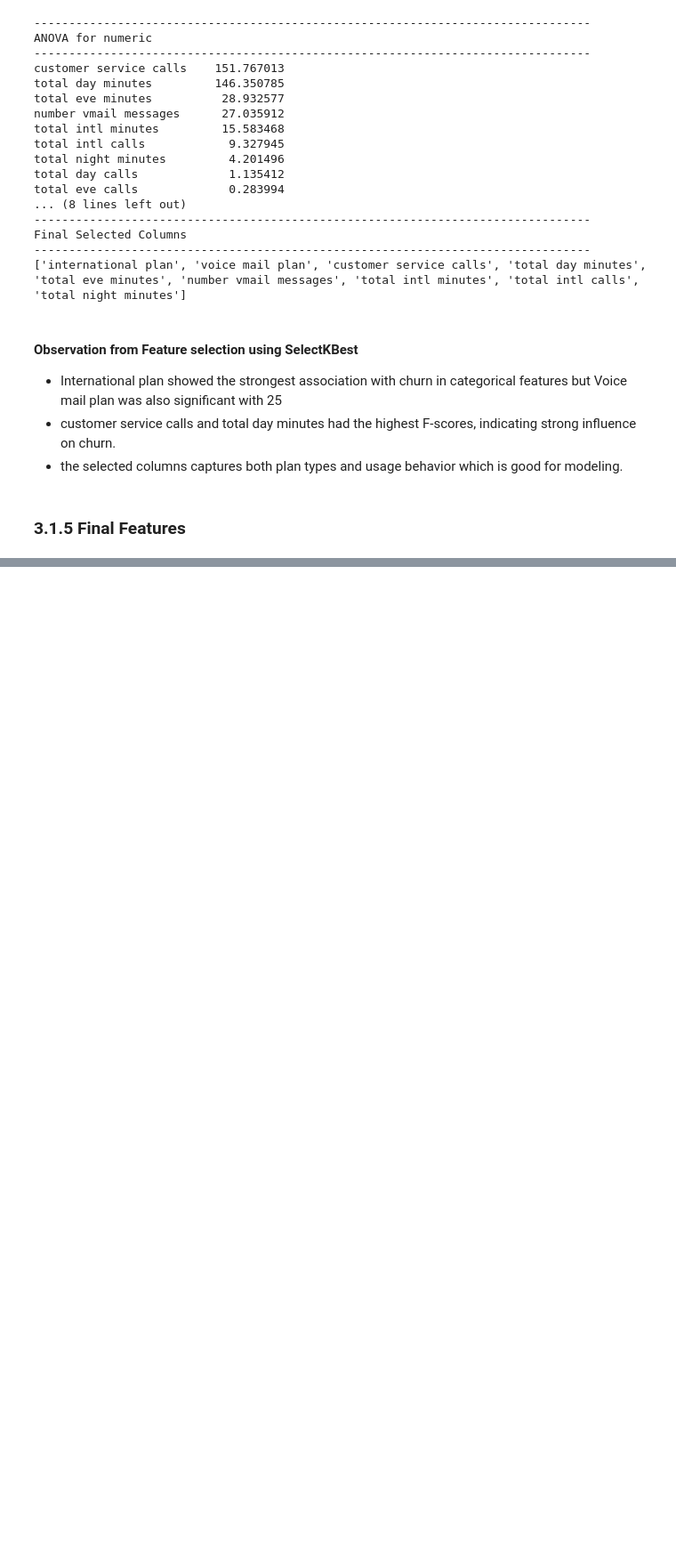
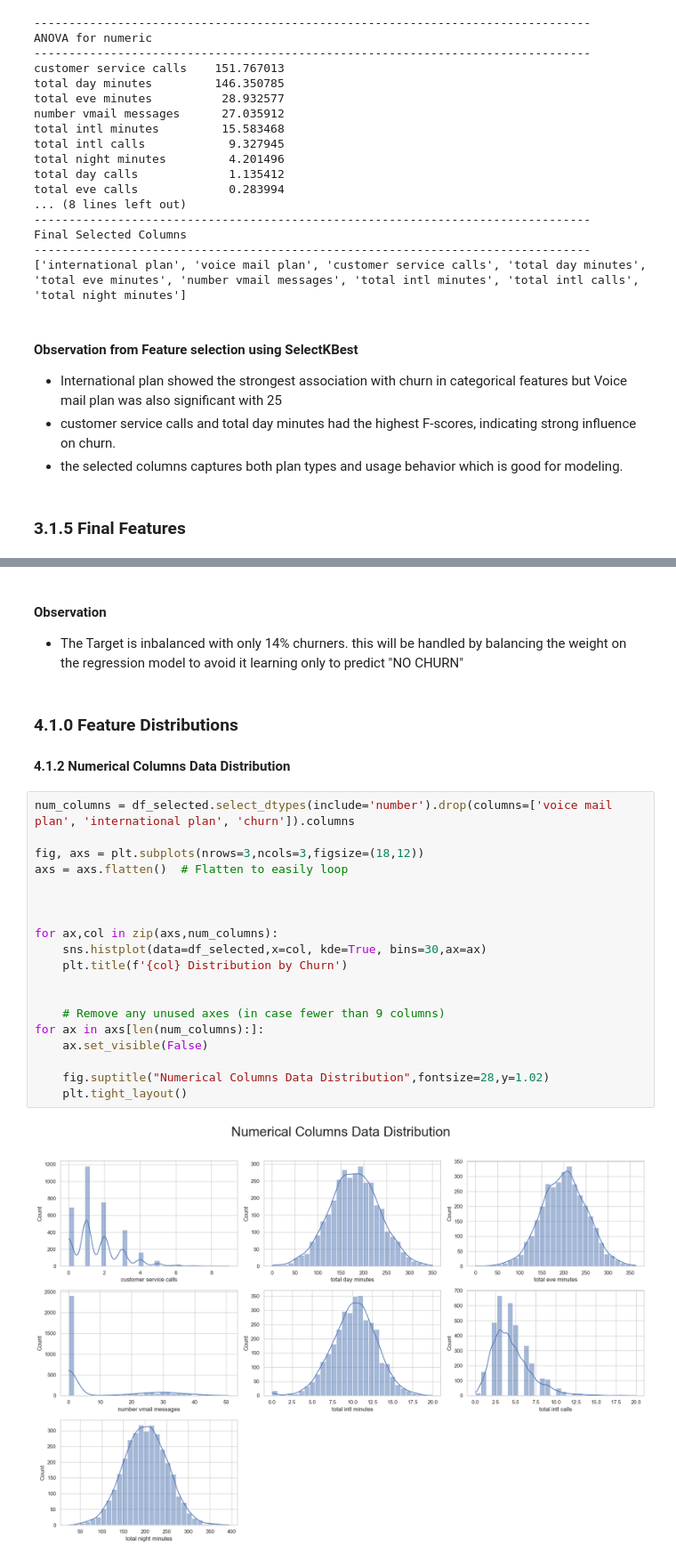
Before and after one commit to KaiFa254/Churn-in-Telecom-s-Phase-3-project, a Jupyter notebook: SyriaTel_Churn.ipynb, the cells around one changed output, grey strips where cells are left out. Shown: that part at 89% size. Drawn from its saved outputs; the diff is of its cells as text; blank space fills up the shorter version.

```diff
--- a/SyriaTel_Churn.ipynb
+++ b/SyriaTel_Churn.ipynb
@@ -326,0 +314,28 @@ memory usage: 221.5 KB
+# %% [markdown]
+#### Observation
+
+- The Target is inbalanced with only 14% churners. this will be handled by balancing the weight on the regression model to avoid it learning only to predict "NO CHURN"
+# %% [markdown]
+### 4.1.0 Feature Distributions
+ #### 4.1.2 Numerical Columns Data Distribution
+# %%
+num_columns = df_selected.select_dtypes(include='number').drop(columns=['voice mail plan', 'international plan', 'churn']).columns
+
+fig, axs = plt.subplots(nrows=3,ncols=3,figsize=(18,12))
+axs = axs.flatten()  # Flatten to easily loop
+
+
+
+for ax,col in zip(axs,num_columns):
+    sns.histplot(data=df_selected,x=col, kde=True, bins=30,ax=ax)
+    plt.title(f'{col} Distribution by Churn')
+
+
+    # Remove any unused axes (in case fewer than 9 columns)
+for ax in axs[len(num_columns):]:
+    ax.set_visible(False)
+
+    fig.suptitle("Numerical Columns Data Distribution",fontsize=28,y=1.02)
+    plt.tight_layout()
+# %% [output]
+[figure, added]
```
Also changed, not shown: parts of 17 cells of this notebook.
